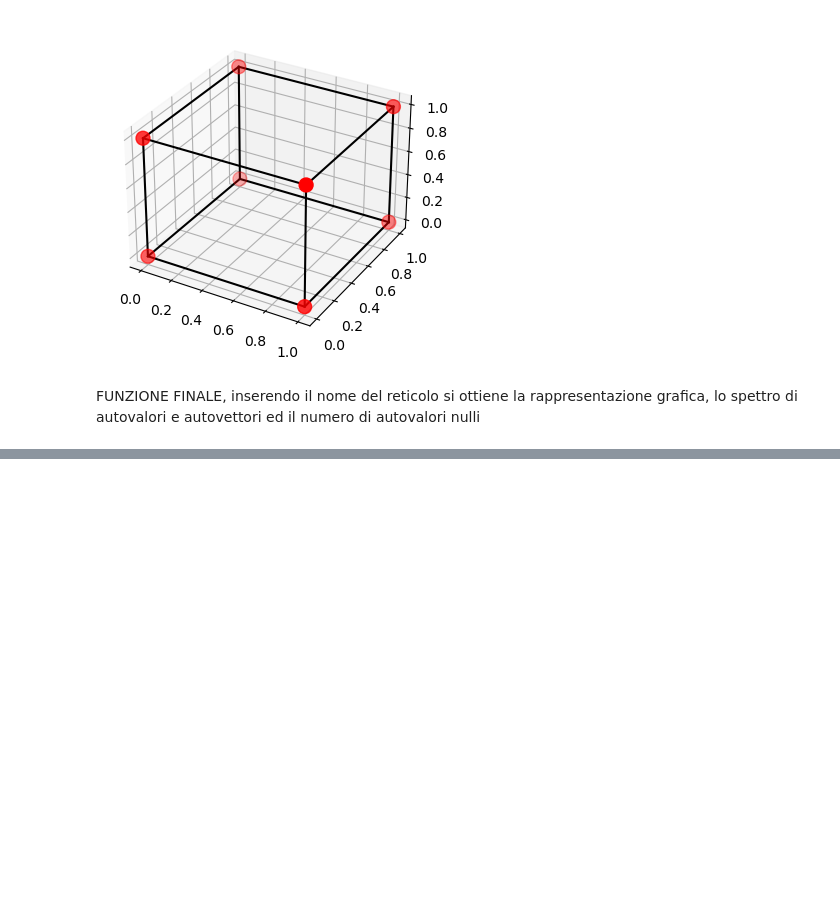
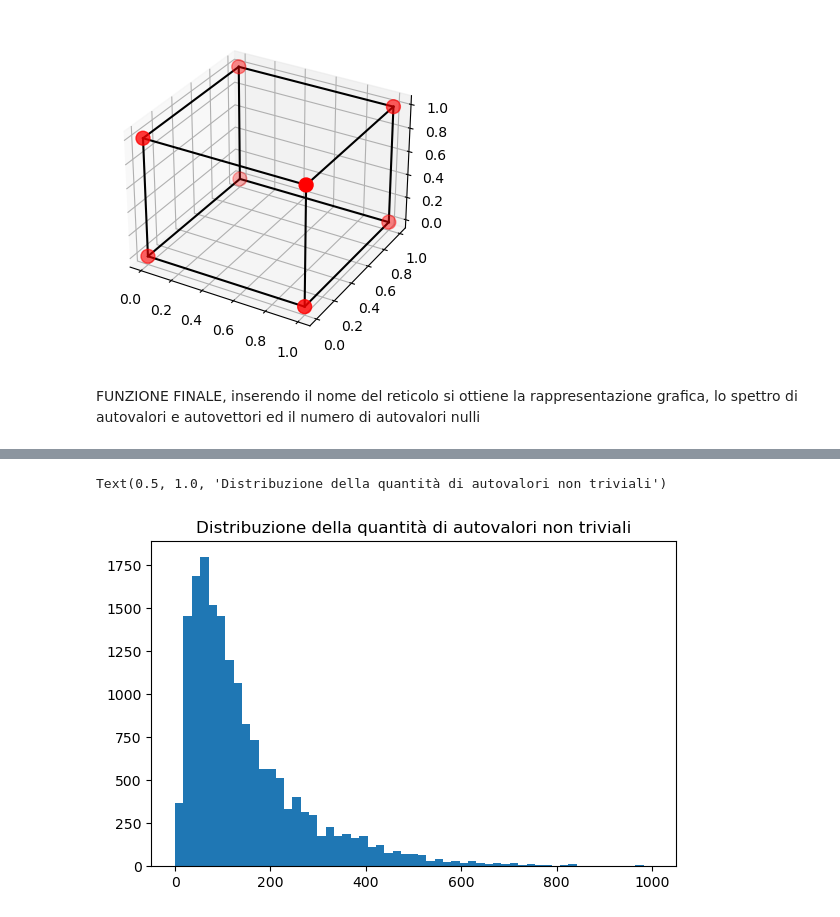
Before and after one commit to Edounimi/Rigidity-of-cellular-structures, a Jupyter notebook: Analisi3D.ipynb, the cells around one changed output, grey strips where cells are left out. Saved outputs shown, nothing was run; the diff lists cells and outputs as text; code cells hidden in the pictures; blank space fills up the shorter version.

```diff
--- a/Analisi3D.ipynb
+++ b/Analisi3D.ipynb
@@ -145,0 +169,15 @@ Numero di autovalori nulli:
+# %%
+df2 = pd.read_csv('/Users/edoardonaggi/Desktop/TESI/Analisi_3D/Unit_Cells2.csv',",")
+NT = df2["Non_trivials"].to_numpy()
+# %%
+fig, ax = plt.subplots(1, 1, figsize=(6, 4))
+ax.hist(
+    NT,
+    bins=int(5754/100),
+    range=(0,1000),
+);
+
+ax.set_title("Distribuzione della quantità di autovalori non triviali")
+# %% [output]
+Text(0.5, 1.0, 'Distribuzione della quantità di autovalori non triviali')
+[figure, added]
```
Also changed, not shown: parts of 9 cells of this notebook.
